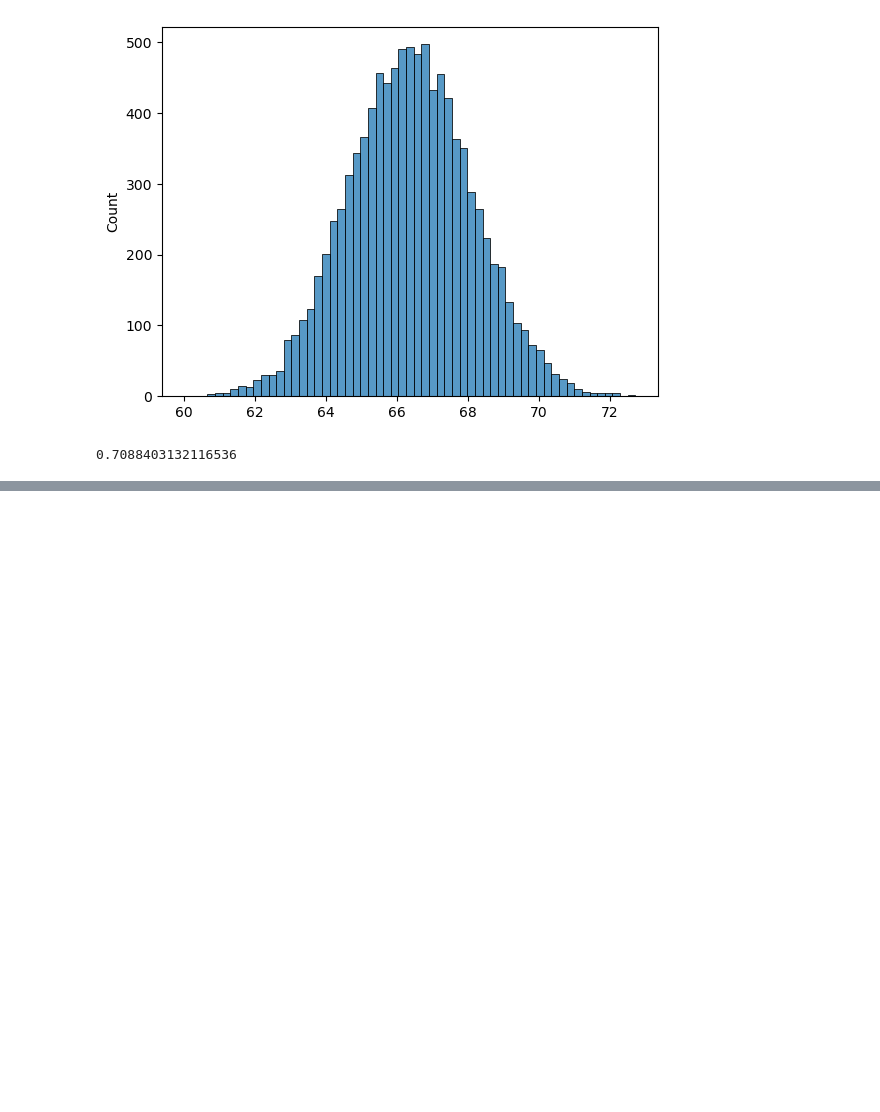
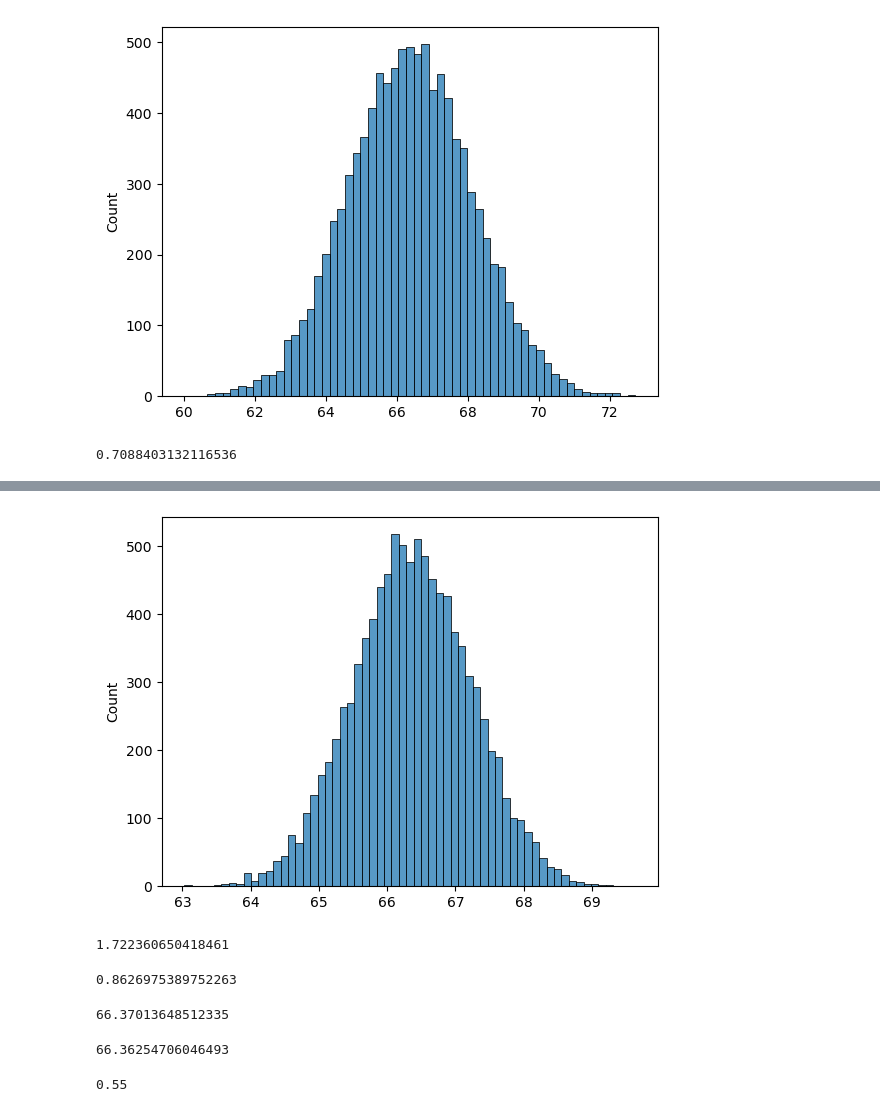
Before and after one commit to jeeet0700/Prob-Stat, a Jupyter notebook: CLT.ipynb, the cells around one changed output, grey strips where cells are left out. Drawn from its saved outputs; the diff is of its cells as text; code cells hidden in the pictures; blank space fills up the shorter version.

```diff
--- a/CLT.ipynb
+++ b/CLT.ipynb
@@ -66,0 +75,24 @@ norm.cdf(x=1110,loc=1000,scale=200)
+# %%
+sns.histplot(mean_20);
+# %% [output]
+[figure, added]
+# %%
+np.std(mean_5)
+# %% [output]
+1.722360650418461
+# %%
+np.std(mean_20)
+# %% [output]
+0.8626975389752263
+# %%
+np.mean(mean_5)
+# %% [output]
+66.37013648512335
+# %%
+np.mean(mean_20)
+# %% [output]
+66.36254706046493
+# %%
+(1110-1000)/200
+# %% [output]
+0.55
```
Also changed, not shown: parts of 9 cells of this notebook.
